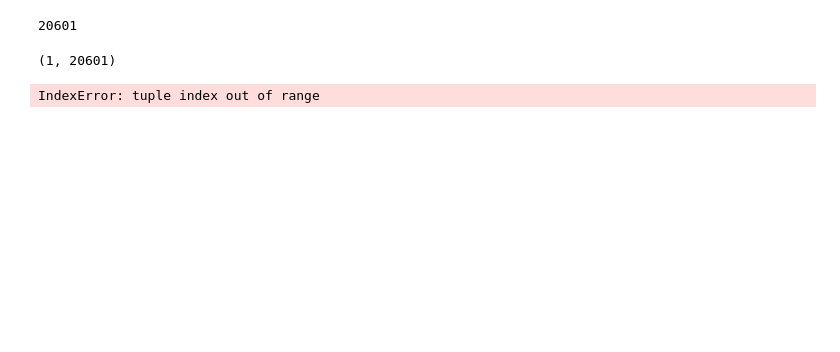
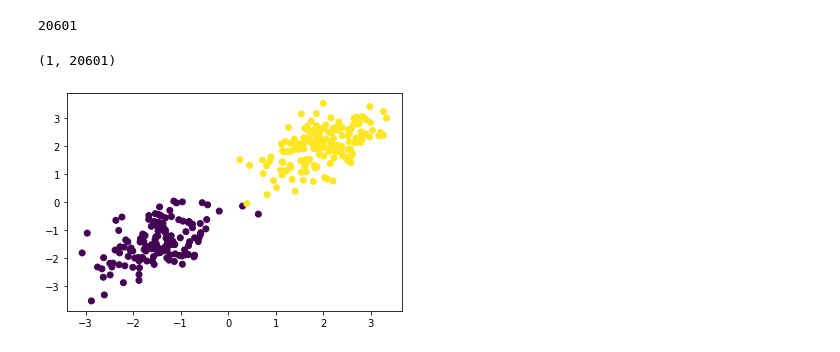
Before and after one commit to jdcc/ac207_final, a Jupyter notebook: VAE Example.ipynb, the cells around one changed output. Saved outputs shown, nothing was run; the diff lists cells and outputs as text; code cells hidden in the pictures; blank space fills up the shorter version.

```diff
--- a/VAE Example.ipynb
+++ b/VAE Example.ipynb
@@ -376,7 +368,3 @@ classifier.D
 classifier.weight_trace[-1].reshape(1, -1).shape
 # %% [output]
 (1, 20601)
-# %%
-classifier.forward(classifier.weight_trace[-1], X_train.T)
-# %% [output]
-IndexError: tuple index out of range
@@ -383,5 +373,6 @@ IndexError: tuple index out of range
 # %%
-ax.scatter(x_train.T[0], x_train.T[1], color='black')
-ax.scatter(x_hat[0], x_hat[1], color='blue', alpha=0.5)
+plt.scatter(x_train.T[0], x_train.T[1], c=indices)
 
 plt.show()
+# %% [output]
+[figure, added]
```
Also changed, not shown: parts of 39 cells of this notebook, 1 other file.
